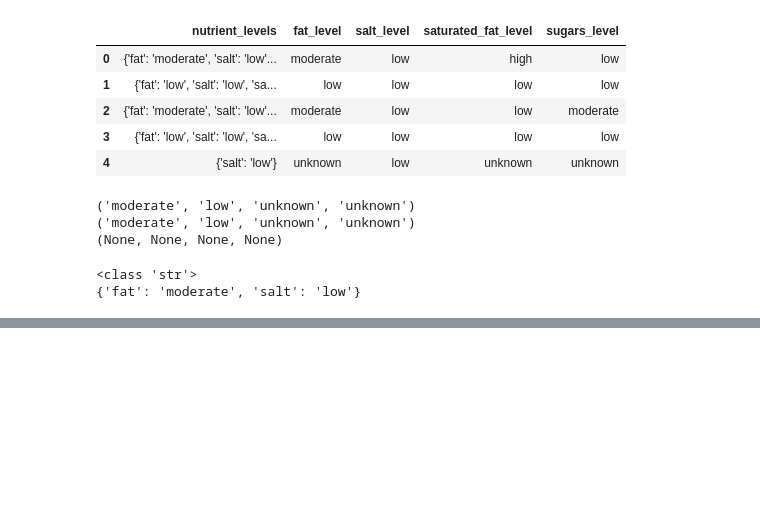
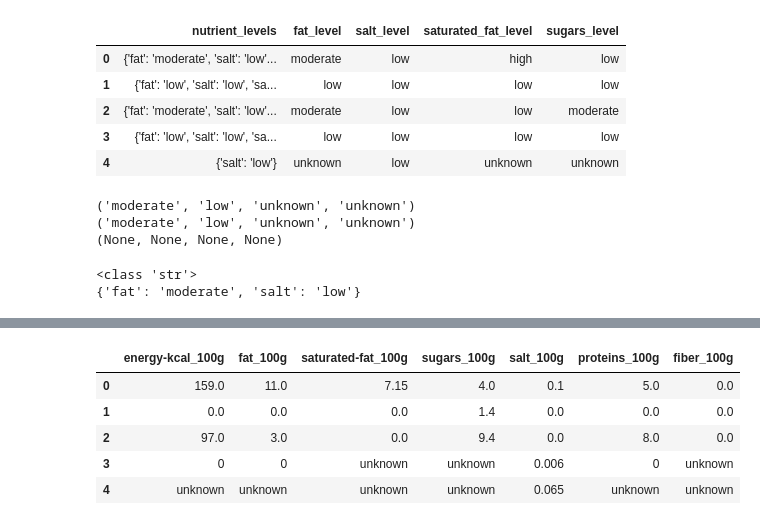
Before and after one commit to marcosrequenagut/food-data-lakehouse-platform, a Jupyter notebook: notebooks/02_eda_openfoodfacts.ipynb, the cells around one changed output, grey strips where cells are left out. Saved outputs shown, nothing was run; the diff lists cells and outputs as text; code cells hidden in the pictures; blank space fills up the shorter version.

```diff
--- a/notebooks/02_eda_openfoodfacts.ipynb
+++ b/notebooks/02_eda_openfoodfacts.ipynb
@@ -152,0 +188,36 @@ print(ast.literal_eval(x))
+# %%
+def parse_nutrient_levels(x):
+    if x is None or x == "" or (isinstance(x, float) and pd.isna(x)):
+        return None, None, None, None
+    try:
+        # Convert string to dict first
+        if isinstance(x, str):
+            d = ast.literal_eval(x)
+        else:
+            d = x
+        return (
+            d.get("energy-kcal_100g", "unknown"),
+            d.get("fat_100g", "unknown"),
+            d.get("saturated-fat_100g", "unknown"),
+            d.get("sugars_100g", "unknown"),
+            d.get("salt_100g", "unknown"),
+            d.get("proteins_100g", "unknown"),
+            d.get("fiber_100g", "unknown"),
+        )
+    except Exception as e:
+        print(f"Error: {e}, value: {x}")
+        return None, None, None, None, None, None, None
+
+# Extracts fat, salt, saturated_fat and sugars from nutrient_levels dict.
+df[["energy-kcal_100g", "fat_100g", "saturated-fat_100g", "sugars_100g", "salt_100g", "proteins_100g", "fiber_100g"]] = df["nutriments"].apply(
+    lambda x: pd.Series(parse_nutrient_levels(x))
+    )
+
+df[["energy-kcal_100g", "fat_100g", "saturated-fat_100g", "sugars_100g", "salt_100g", "proteins_100g", "fiber_100g"]].head()
+# %% [output]
+|  | energy-kcal_100g | fat_100g | saturated-fat_100g | sugars_100g | salt_100g | proteins_100g | fiber_100g |
+| 0 | 159.0 | 11.0 | 7.15 | 4.0 | 0.1 | 5.0 | 0.0 |
+| 1 | 0.0 | 0.0 | 0.0 | 1.4 | 0.0 | 0.0 | 0.0 |
+| 2 | 97.0 | 3.0 | 0.0 | 9.4 | 0.0 | 8.0 | 0.0 |
+| 3 | 0 | 0 | unknown | unknown | 0.006 | 0 | unknown |
+| 4 | unknown | unknown | unknown | unknown | 0.065 | unknown | unknown |
```
Also changed, not shown: parts of 6 cells of this notebook, 12 other files.
